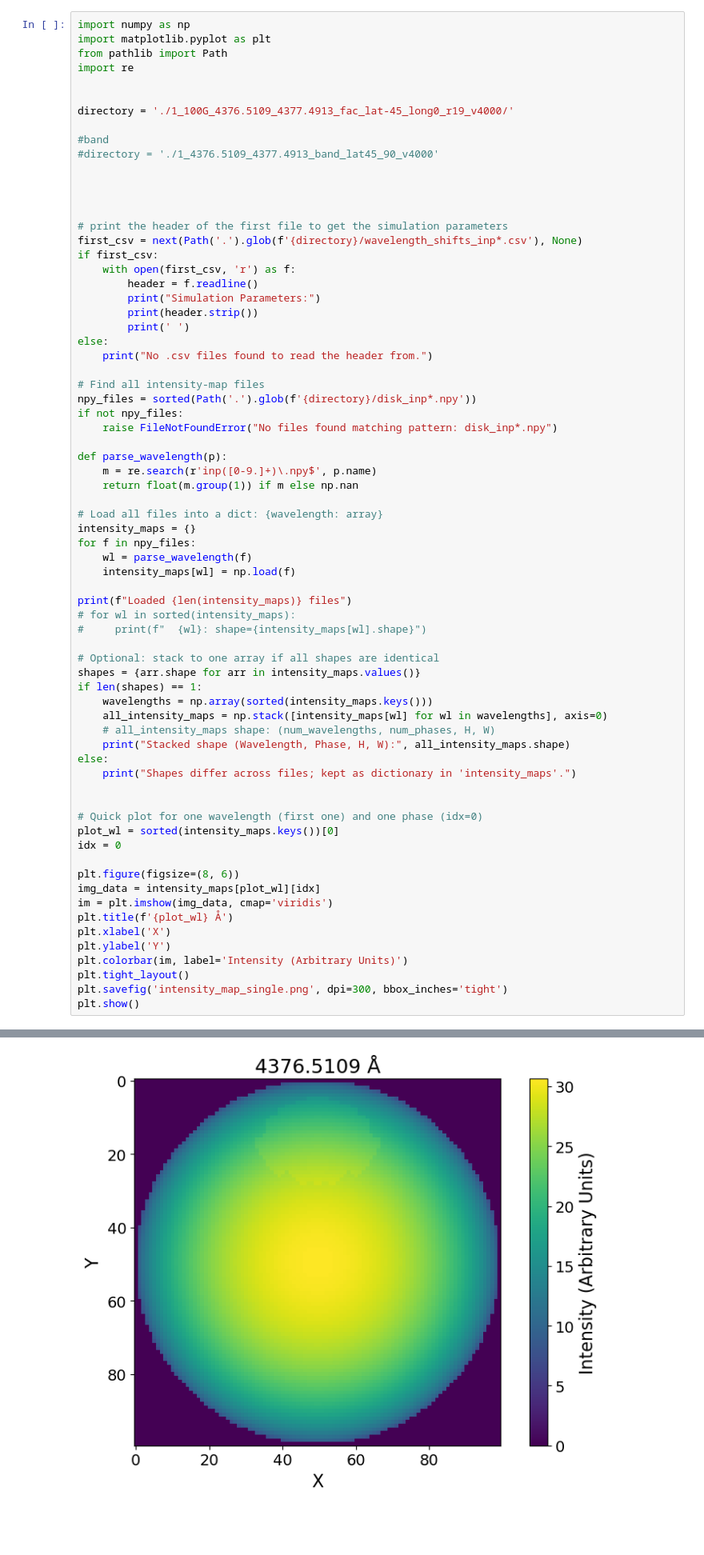
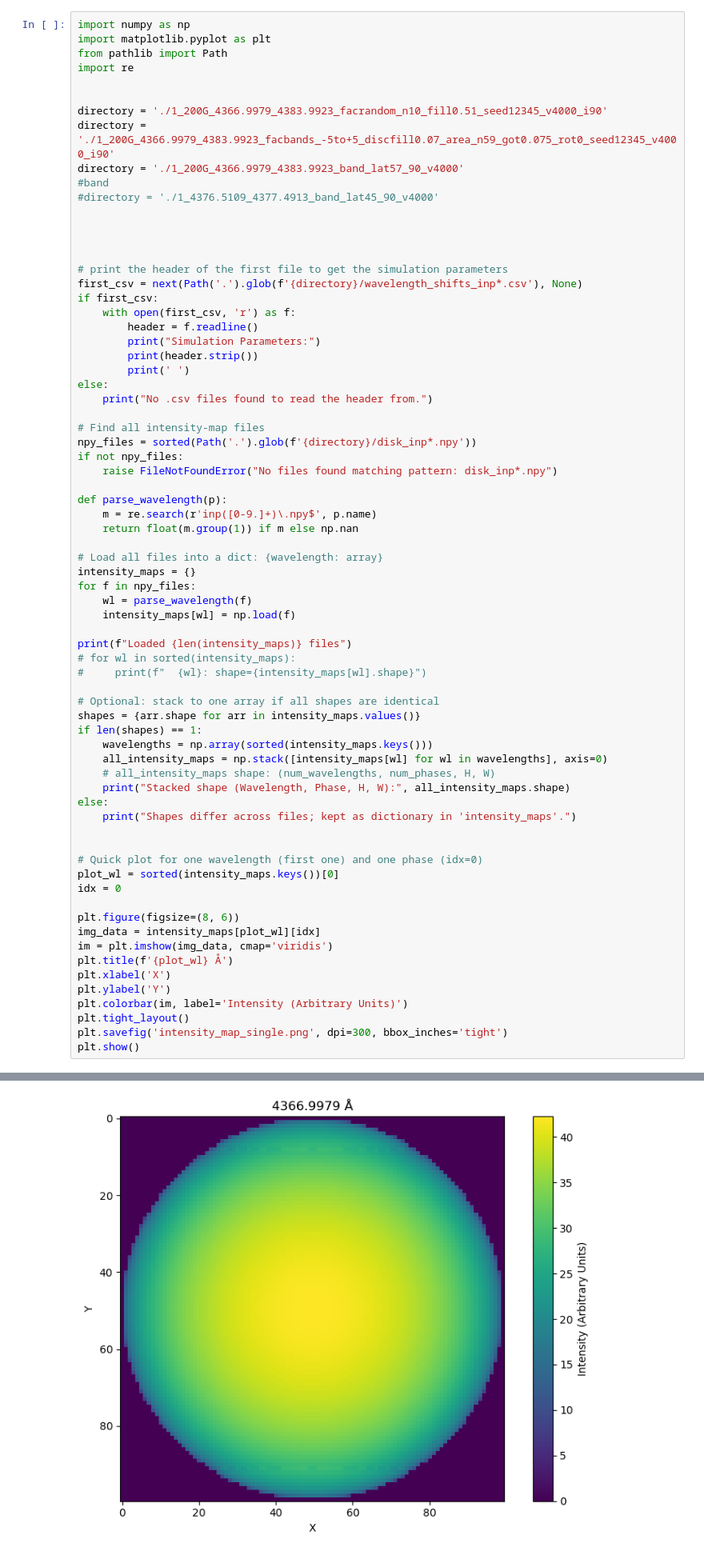
Before and after one commit to danayaptangco/actress, a Jupyter notebook: actress/outputs/full_disks_and_wavelength_shifts/1_analyze_disks.ipynb, the cells around one changed output, grey strips where cells are left out. Shown at 80% size. Drawn from its saved outputs; the diff is of its cells as text; blank space fills up the shorter version.

```diff
--- a/actress/outputs/full_disks_and_wavelength_shifts/1_analyze_disks.ipynb
+++ b/actress/outputs/full_disks_and_wavelength_shifts/1_analyze_disks.ipynb
@@ -5,8 +5,9 @@ from pathlib import Path
 import re
 
 
-directory = './1_100G_4376.5109_4377.4913_fac_lat-45_long0_r19_v4000/'
-
+directory = './1_200G_4366.9979_4383.9923_facrandom_n10_fill0.51_seed12345_v4000_i90'
+directory = './1_200G_4366.9979_4383.9923_facbands_-5to+5_discfill0.07_area_n59_got0.075_rot0_seed12345_v4000_i90'
+directory = './1_200G_4366.9979_4383.9923_band_lat57_90_v4000'
 #band
 #directory = './1_4376.5109_4377.4913_band_lat45_90_v4000'
 
@@ -77,4 +78,4 @@ Stacked shape (Wavelength, Phase, H, W): (57, 1, 100, 100)
-[figure, old version]
+[figure, new version]
 # %%
 import numpy as np
 import matplotlib.pyplot as plt
```
Also changed, not shown: parts of 3 cells of this notebook, 10 other files.
